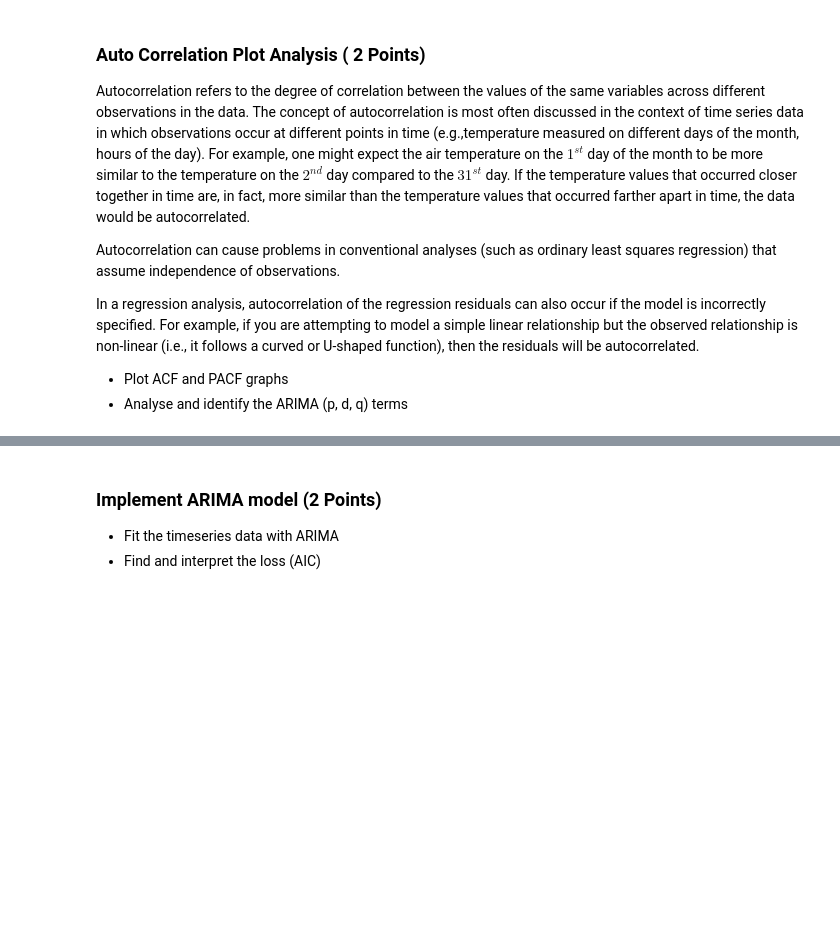
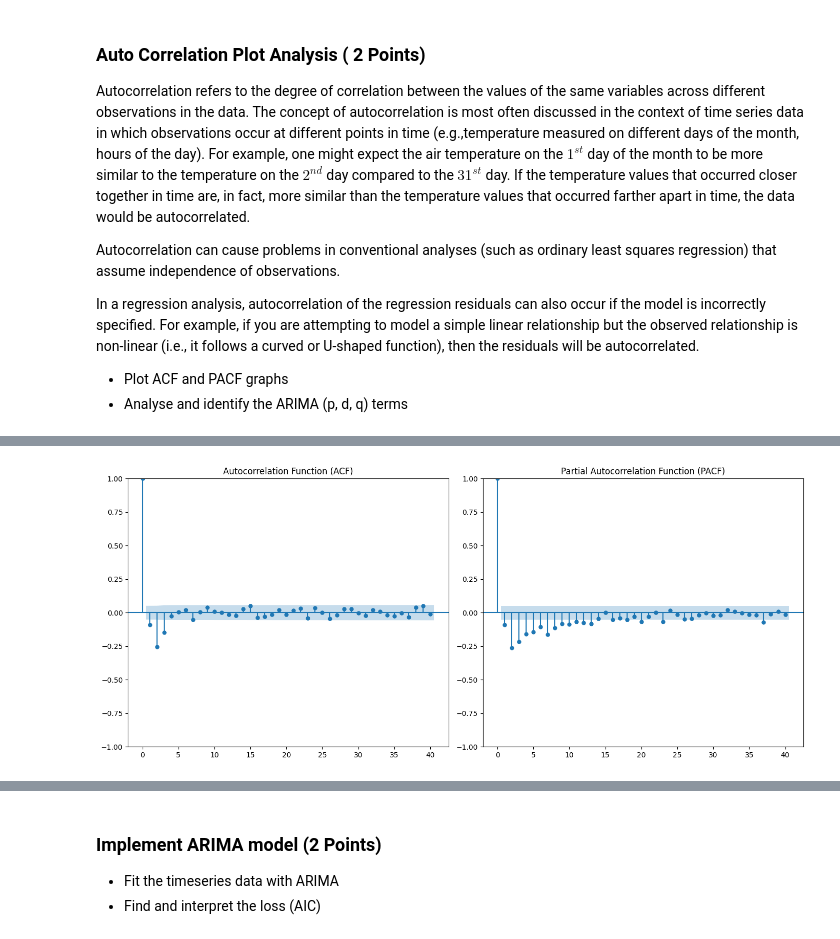
Before and after one commit to vchandraiitk/PokerCardGame, a Jupyter notebook: Vikas_M8_NB_MiniProject_4_AirQuality_Forecast_ARIMA.ipynb, the cells around one changed output, grey strips where cells are left out. Cells and saved outputs as stored; diff of their text form; code cells hidden in the pictures; blank space fills up the shorter version.

```diff
--- a/Vikas_M8_NB_MiniProject_4_AirQuality_Forecast_ARIMA.ipynb
+++ b/Vikas_M8_NB_MiniProject_4_AirQuality_Forecast_ARIMA.ipynb
@@ -377,0 +243,19 @@ plot_acf_pacf(df, 'monthly')
+# %%
+# Reduce dataset size by resampling to daily mean values to avoid memory issues
+from statsmodels.graphics.tsaplots import plot_acf, plot_pacf
+
+# Plot ACF (Autocorrelation Function) and PACF (Partial Autocorrelation Function)
+fig, axes = plt.subplots(1, 2, figsize=(14, 6))
+
+# ACF plot
+plot_acf(df_diff, ax=axes[0], lags=40)  # Considering 40 lags
+axes[0].set_title("Autocorrelation Function (ACF)")
+
+# PACF plot
+plot_pacf(df_diff, ax=axes[1], lags=40, method='ywm')  # Considering 40 lags
+axes[1].set_title("Partial Autocorrelation Function (PACF)")
+
+plt.tight_layout()
+plt.show()
+# %% [output]
+[figure, added]
```
Also changed, not shown: parts of 12 cells of this notebook.
